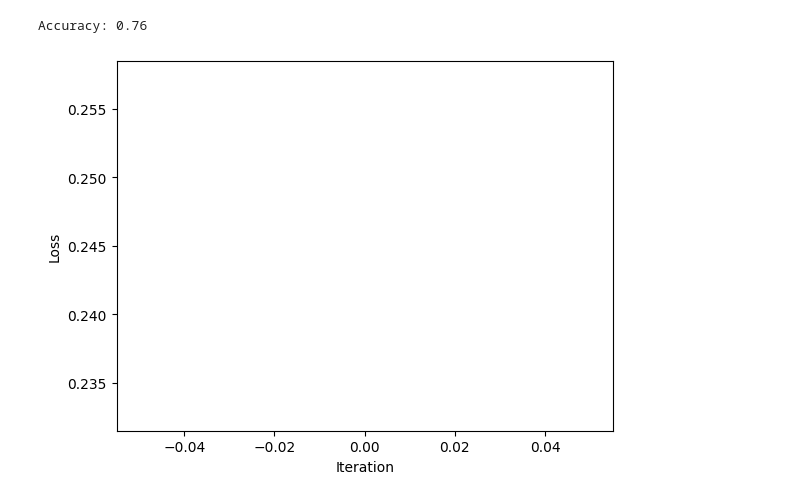
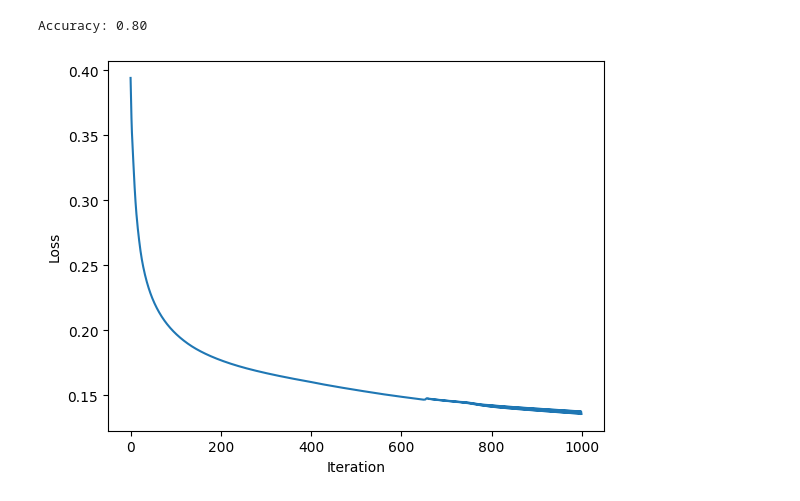
Before and after one commit to HosseinEn/flight-satisfaction-data-analysis, a Jupyter notebook: project_student_data.ipynb, the cells around one changed output. Cells and saved outputs as stored; diff of their text form; code cells hidden in the pictures.

Commit message:
fix loss plotting

```diff
--- a/project_student_data.ipynb
+++ b/project_student_data.ipynb
@@ -249,6 +249,7 @@ class NeuralNetwork:
         self.b1 = np.zeros((self.hidden_size, 1))
         self.W2 = np.random.randn(self.output_size, self.hidden_size)
         self.b2 = np.zeros((self.output_size, 1))
+        self.losses = []
 
     def sigmoid(self, Z):
         return 1 / (1 + np.exp(-Z))
@@ -281,6 +282,8 @@ class NeuralNetwork:
     def train(self, X, Y, learning_rate, iterations):
         for _ in tqdm(range(iterations), desc='Training'):
             self.forward(X)
+            loss = self.loss(Y, self.A2)
+            self.losses.append(loss)
             self.backward(X, Y)
             self.update_parameters(learning_rate)
 
@@ -297,8 +300,8 @@ class NeuralNetwork:
         loss = np.mean((Y - Y_pred) ** 2)
         return loss
 
-    def plot_loss(self, losses):
-        plt.plot(losses)
+    def plot_loss(self):
+        plt.plot(self.losses)
         plt.xlabel('Iteration')
         plt.ylabel('Loss')
         plt.show()
@@ -314,33 +317,33 @@ sample.drop(columns=['satisfaction'], inplace=True)
 
 X = sample.to_numpy()
 
 # Split it to 1600 training examples and 400 test examples
 X_train = X[:1600].T
 X_test = X[1600:].T
 
 
 
 input_size = X_train.shape[0]
 hidden_size = 64
 output_size = 2
 learning_rate = 0.1
 iterations = 1000
 
 net = NeuralNetwork(input_size, hidden_size, output_size)
 net.train(X_train, Y_train, learning_rate, iterations)
 
 
 Y_pred = net.predict(X_test)
 
 
 accuracy = net.accuracy(Y_pred, Y_test)
 print(f"Accuracy: {accuracy:.2f}")
 
 
-net.plot_loss(net.loss(Y_test, Y_pred))
+net.plot_loss()
 
 result = pd.DataFrame({'Y_test': Y_test[0], 'Y_pred': Y_pred[0]})
 result.to_csv('result.csv', index=False)
 # %% [output]
-Accuracy: 0.76
+Accuracy: 0.80
-[figure, old version]
+[figure, new version]
```
Also changed, not shown: 1 other file.
